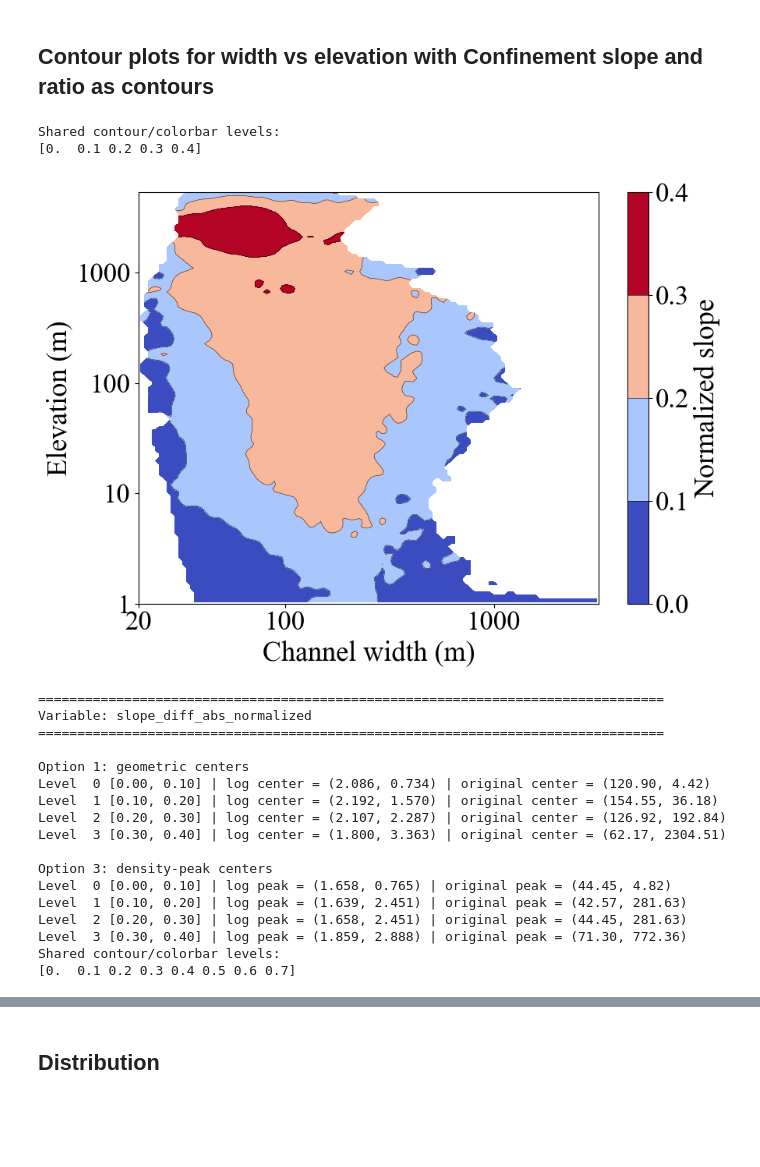
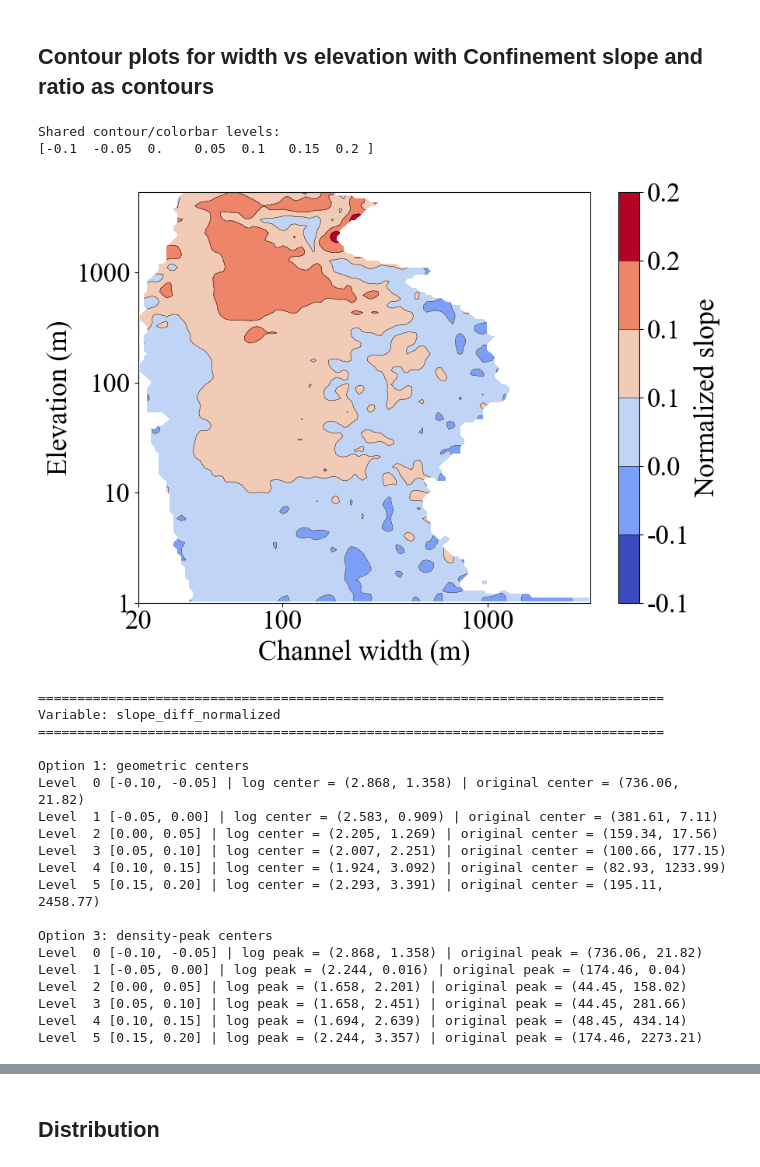
Before and after one commit to niekcde/river-confinement, a Jupyter notebook: pipeline/final_results.ipynb, the cells around one changed output, grey strips where cells are left out. Cells and saved outputs as stored; diff of their text form; code cells hidden in the pictures; blank space fills up the shorter version.

```diff
--- a/pipeline/final_results.ipynb
+++ b/pipeline/final_results.ipynb
@@ -600,7 +600,8 @@ max slope m/m :                1.72093
 # %%
 CH = 2
 hf_token = format_factor_token(CH)
-f = project_paths.single_smoothed_dir / f'global_50_{hf_token}_smoothed.nc'
+# Manuscript archive verified against the submission in results/pca_confinement_audit/report.md.
+f = Path('/Volumes/PhD/confinement/results/single_values') / f'global_50_{hf_token}_smoothed.nc'
 ds = xr.open_dataset(f)
 df = ds.to_dataframe().reset_index()
 # %%
@@ -924,58 +925,60 @@ def create_contour_figures(dfP, vars_to_plot, cbar_label, level_step, saveN, use
                 f"log center = ({item['x_log']:.3f}, {item['y_log']:.3f}) | "
                 f"original center = ({item['x_orig']:.2f}, {item['y_orig']:.2f})"
             )
 
         print("\nOption 3: density-peak centers")
         for item in result["option3_density_peak"]:
             print(
                 f"Level {item['level_index']:2d} "
                 f"[{item['level_low']:.2f}, {item['level_high']:.2f}] | "
                 f"log peak = ({item['x_log']:.3f}, {item['y_log']:.3f}) | "
                 f"original peak = ({item['x_orig']:.2f}, {item['y_orig']:.2f})"
             )
 
 
 # =========================================================
 # SETTINGS
 # =========================================================
 dfP = dfCluster.copy()
 save_dir = '/Users/6256481/Library/CloudStorage/OneDrive-UniversiteitUtrecht/Desktop/RivWidth/Paper/Figuren/'
 
 
-dfP['slope_diff_abs_normalized'] = abs(dfP['slope_out_normalized'] - dfP['slope_inn_normalized'])
+dfP['slope_diff_normalized'] = dfP['slope_out_normalized'] - dfP['slope_inn_normalized']
 
-create_contour_figures(dfP, ['slope_diff_abs_normalized'], "Normalized slope", 0.1, 'S', False, 8
+create_contour_figures(dfP, ['slope_diff_normalized'], "Normalized slope", 0.05, 'S', False, 8
                            ,plt.cm.coolwarm,  ['diff'], save_dir)
 
-create_contour_figures(dfP, ['slope_out_normalized', 'slope_inn_normalized'], "Normalized slope", 0.1, 'S', False, 8
-                           ,plt.cm.coolwarm,  ['out', 'inn'], save_dir)
+# create_contour_figures(dfP, ['slope_out_normalized', 'slope_inn_normalized'], "Normalized slope", 0.1, 'S', False, 8
+#                            ,plt.cm.coolwarm,  ['out', 'inn'], save_dir)
 
 
 # ER difference
-dfP['ER_diff_abs'] = abs(dfP['ER_out'] - dfP['ER_inn'])
-create_contour_figures(dfP, ['ER_diff_abs'], "Entrenchment ratio", 0.1, 'E', True, 8
-                           ,plt.cm.coolwarm_r,  ['diff'], save_dir)
+# dfP['ER_diff_abs'] = abs(dfP['ER_out'] - dfP['ER_inn'])
+# create_contour_figures(dfP, ['ER_diff_abs'], "Entrenchment ratio", 0.1, 'E', True, 8
+#                            ,plt.cm.coolwarm_r,  ['diff'], save_dir)
 
-create_contour_figures(dfP, ['ER_out', 'ER_inn'], "Entrenchment ratio", 0.1, 'E', True, 8
-                           ,plt.cm.coolwarm_r,  ['out', 'inn'], save_dir)
+# create_contour_figures(dfP, ['ER_out', 'ER_inn'], "Entrenchment ratio", 0.1, 'E', True, 8
+#                            ,plt.cm.coolwarm_r,  ['out', 'inn'], save_dir)
 # %% [output]
 Shared contour/colorbar levels:
-[0.  0.1 0.2 0.3 0.4]
+[-0.1  -0.05  0.    0.05  0.1   0.15  0.2 ]
-[figure, old version]
+[figure, new version]
 ================================================================================
-Variable: slope_diff_abs_normalized
+Variable: slope_diff_normalized
 ================================================================================
 
 Option 1: geometric centers
-Level  0 [0.00, 0.10] | log center = (2.086, 0.734) | original center = (120.90, 4.42)
-Level  1 [0.10, 0.20] | log center = (2.192, 1.570) | original center = (154.55, 36.18)
-Level  2 [0.20, 0.30] | log center = (2.107, 2.287) | original center = (126.92, 192.84)
-Level  3 [0.30, 0.40] | log center = (1.800, 3.363) | original center = (62.17, 2304.51)
+Level  0 [-0.10, -0.05] | log center = (2.868, 1.358) | original center = (736.06, 21.82)
+Level  1 [-0.05, 0.00] | log center = (2.583, 0.909) | original center = (381.61, 7.11)
+Level  2 [0.00, 0.05] | log center = (2.205, 1.269) | original center = (159.34, 17.56)
+Level  3 [0.05, 0.10] | log center = (2.007, 2.251) | original center = (100.66, 177.15)
+Level  4 [0.10, 0.15] | log center = (1.924, 3.092) | original center = (82.93, 1233.99)
+Level  5 [0.15, 0.20] | log center = (2.293, 3.391) | original center = (195.11, 2458.77)
 
 Option 3: density-peak centers
-Level  0 [0.00, 0.10] | log peak = (1.658, 0.765) | original peak = (44.45, 4.82)
-Level  1 [0.10, 0.20] | log peak = (1.639, 2.451) | original peak = (42.57, 281.63)
-Level  2 [0.20, 0.30] | log peak = (1.658, 2.451) | original peak = (44.45, 281.63)
-Level  3 [0.30, 0.40] | log peak = (1.859, 2.888) | original peak = (71.30, 772.36)
-Shared contour/colorbar levels:
-[0.  0.1 0.2 0.3 0.4 0.5 0.6 0.7]
+Level  0 [-0.10, -0.05] | log peak = (2.868, 1.358) | original peak = (736.06, 21.82)
+Level  1 [-0.05, 0.00] | log peak = (2.244, 0.016) | original peak = (174.46, 0.04)
+Level  2 [0.00, 0.05] | log peak = (1.658, 2.201) | original peak = (44.45, 158.02)
+Level  3 [0.05, 0.10] | log peak = (1.658, 2.451) | original peak = (44.45, 281.66)
+Level  4 [0.10, 0.15] | log peak = (1.694, 2.639) | original peak = (48.45, 434.14)
+Level  5 [0.15, 0.20] | log peak = (2.244, 3.357) | original peak = (174.46, 2273.21)
```
Also changed, not shown: parts of 8 cells of this notebook, 2 other files.
